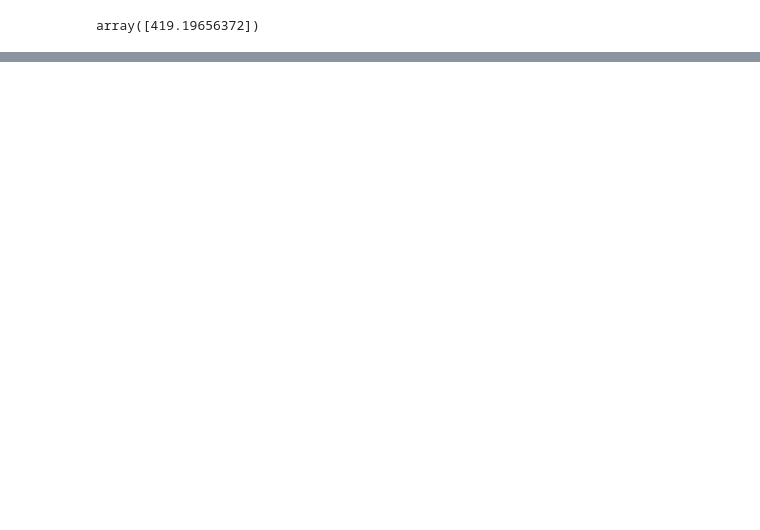
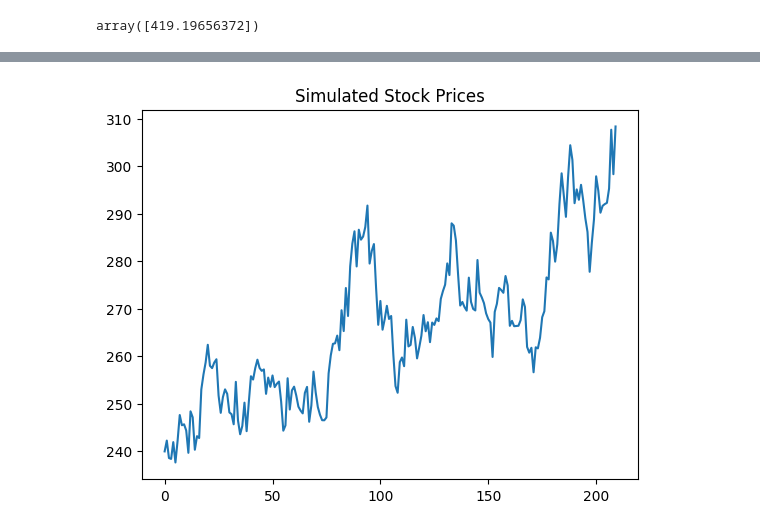
Before and after one commit to Alastor1562/SIMULACION_FINANCIERA_25, a Jupyter notebook: 3.0 Browniano.ipynb, the cells around one changed output, grey strips where cells are left out. Cells and saved outputs as stored; diff of their text form; code cells hidden in the pictures; blank space fills up the shorter version.

```diff
--- a/3.0 Browniano.ipynb
+++ b/3.0 Browniano.ipynb
@@ -91,0 +101,27 @@ plt.show()
+# %%
+# Función para descargar datos de yfinance y calcular mu y sigma
+def get_data(ticker, start, end):
+    prices = yf.download(ticker, start=start, end=end, progress=False)['Close']
+    returns = prices.pct_change().dropna()
+    mu = returns.mean()
+    sigma = returns.std()
+    return prices, mu, sigma
+# %%
+# Función para simular precios futuros
+def simular_precios(mu, sigma, prices, num_dias):
+    Z = np.random.normal(0, 1, num_dias)
+    simulated_returns = np.array(mu) + np.array(sigma) * Z
+    cumulative_returns = (1 + simulated_returns).cumprod()
+    initial_price = np.array(prices.iloc[-1])
+    simulated_prices = initial_price * cumulative_returns
+    return simulated_prices
+# %%
+prices, mu, sigma = get_data('AAPL', dt.datetime.now() - dt.timedelta(days=365 * 4), dt.datetime.now())
+
+precios_simulados = simular_precios(mu, sigma, prices, 210)
+
+plt.plot(precios_simulados)
+plt.title('Simulated Stock Prices')
+plt.show()
+# %% [output]
+[figure, added]
```
Also changed, not shown: parts of 9 cells of this notebook.
